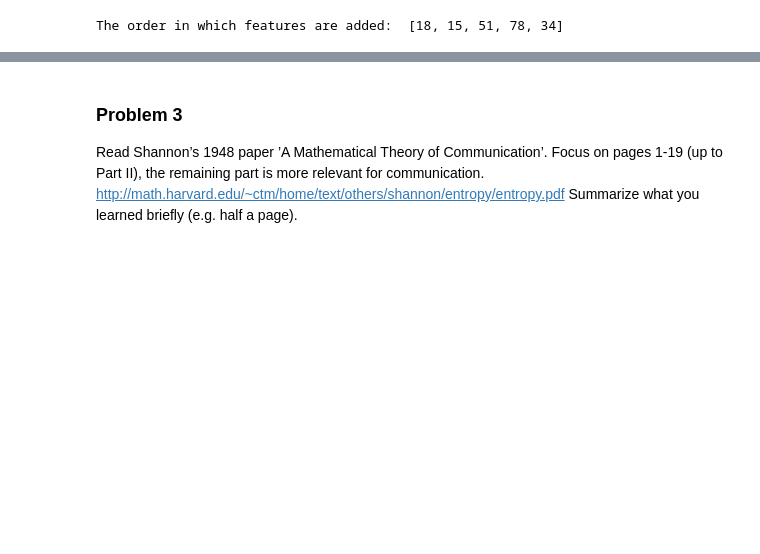
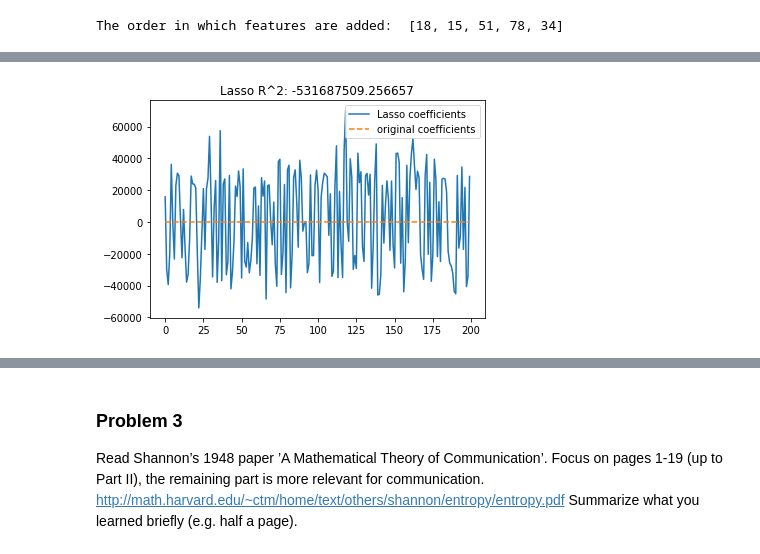
Before and after one commit to mxviteri/bds_hm1, a Jupyter notebook: hw4/HW4.ipynb, the cells around one changed output, grey strips where cells are left out. Saved outputs shown, nothing was run; the diff lists cells and outputs as text; code cells hidden in the pictures; blank space fills up the shorter version.

```diff
--- a/hw4/HW4.ipynb
+++ b/hw4/HW4.ipynb
@@ -210,0 +232,12 @@ sfs1.subsets_
+# %%
+lasso_pipeline = make_pipeline(Lasso(random_state=123))
+lasso_hyperparameters = {
+    'lasso__alpha' : [0.0001, 0.001, 0.01, 0.1, 1, 5, 10]
+}
+
+model = GridSearchCV(lasso_pipeline, lasso_hyperparameters, cv=10, n_jobs=-1)
+model.fit(X_train, y_train)
+print('Lasso model fitted')
+print('Best score:', model.best_score_)
+display(model.best_estimator_)
+print('The optimal hyperparameter (alpha) is: {}'.format(model.best_params_['lasso__alpha']))
@@ -210,0 +254,4 @@ sfs1.subsets_
+# %%
+model = GridSearchCV(lasso_pipeline, lasso_hyperparameters, cv=25, n_jobs=-1)
+model.fit(X_train, y_train)
+print('The optimal hyperparameter (alpha) is: {}'.format(model.best_params_['lasso__alpha']))
@@ -210,0 +266,14 @@ sfs1.subsets_
+# %%
+al = 10^-5
+lasso = Lasso(alpha=al)
+
+y_pred = lasso.fit(X_train, y_train).predict(X_test)
+r2_score_lasso = r2_score(y_test, y_pred)
+plt.plot(lasso.coef_, label='Lasso coefficients')
+plt.plot(coef, '--', label='original coefficients')
+plt.legend(loc='best')
+plt.title("Lasso R^2: %f"
+          % (r2_score_lasso))
+plt.show()
+# %% [output]
+[figure, added]
```
Also changed, not shown: parts of 13 cells of this notebook.
